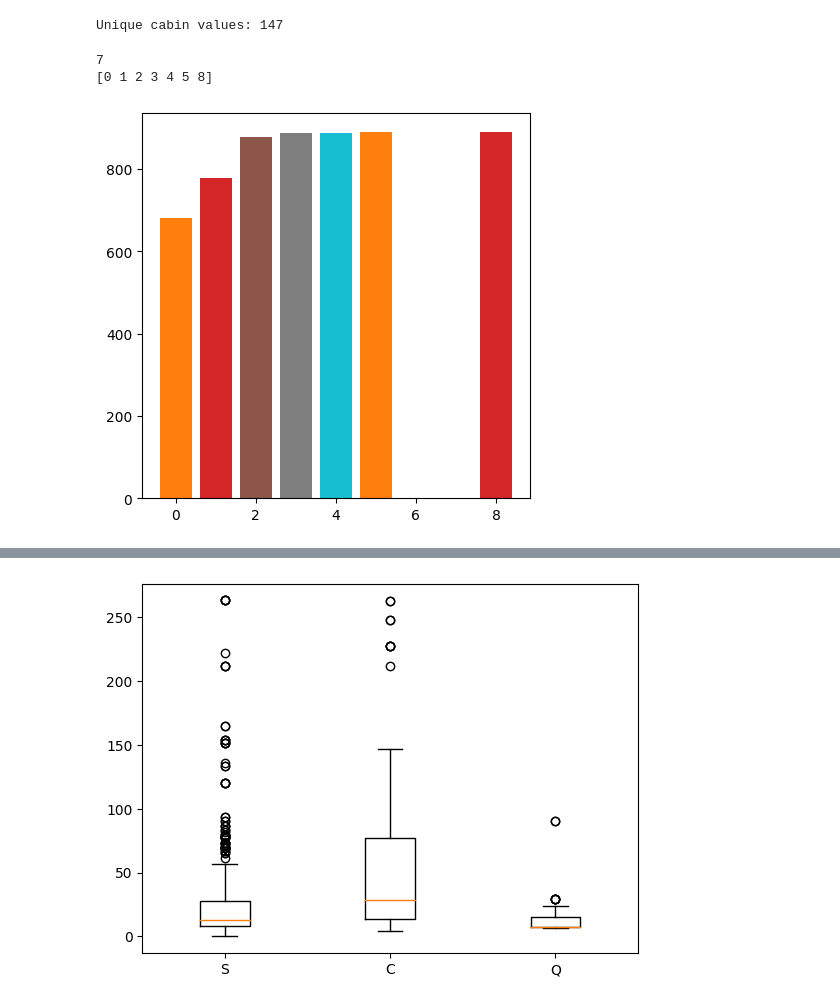
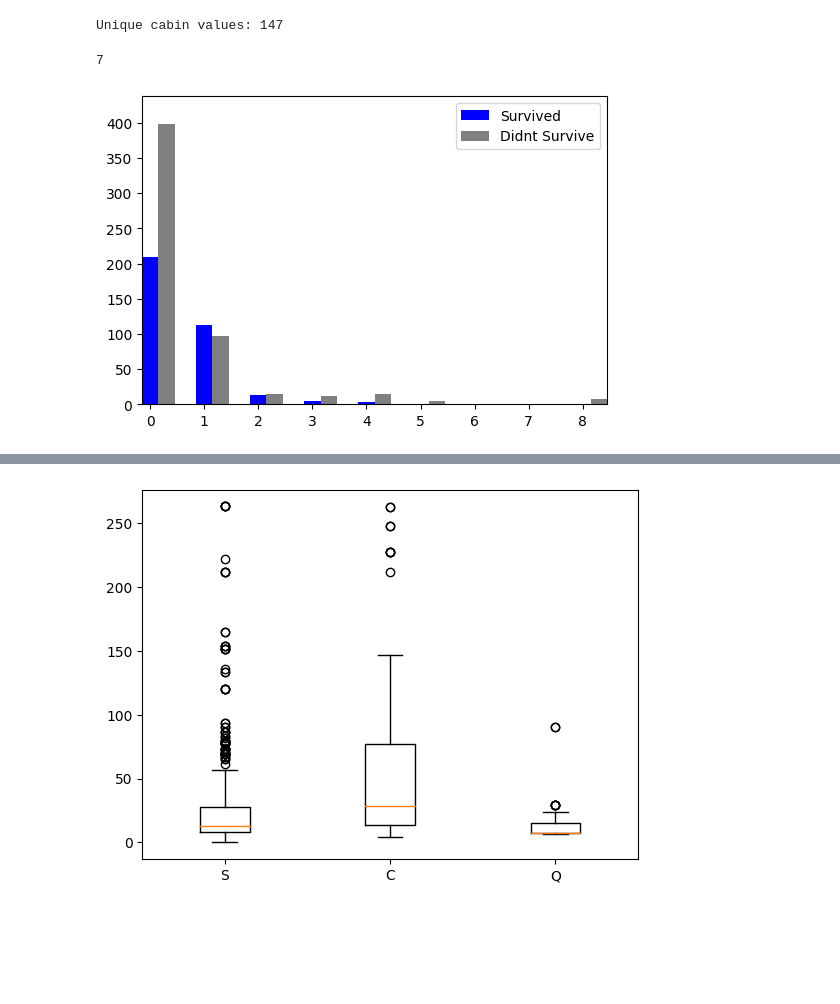
Before and after one commit to MaxymWojnowskyj/Titanic-ML-Comp, a Jupyter notebook: Titanic_NoteBook.ipynb, the cells around one changed output, grey strips where cells are left out. Saved outputs shown, nothing was run; the diff lists cells and outputs as text; code cells hidden in the pictures; blank space fills up the shorter version.

Commit message:
sibsp and parch graphs

```diff
--- a/Titanic_NoteBook.ipynb
+++ b/Titanic_NoteBook.ipynb
@@ -87,31 +87,34 @@ Unique cabin values: 147
 # %%
 #SibSp - number of siblings/spouses on board
 print(train['SibSp'].nunique())
 # Since there is only  unique values we can display the survived for each value and see how we can bin these values
 # Plotting a bar plot of the count but seperating them into survived and did not survive should give us a visual idea of the total count and the % split of survival
 
-fig, ax = plt.subplots(nrows=1, ncols=1, figsize=(5,5))
+fig, ax = plt.subplots(nrows=1, ncols=1, figsize=(6,4))
 
 bins = train['SibSp'].unique()
 bins.sort()
-print(bins)
+
 #https://towardsdatascience.com/a-beginners-guide-to-kaggle-s-titanic-problem-3193cb56f6ca#:~:text=Embarked%20implies%20where%20the%20traveler,the%20rest%20boarded%20from%20Queenstown.
 #https://medium.com/the-owl/plotting-grouped-bar-chart-in-matplotlib-7700e818344f
 bars = []
+bar_width = 0.3
+surv_labels = {"Survived" : "Survived", "Didnt Survive" : "Didnt Survive"}
 
 for sibsp in bins:
     #ax.bar(x, height, width, bottom, align)
     sibsp_survived = (train[train['SibSp']==sibsp]['Survived']==1).sum()
-    bar_surv = ax.bar(sibsp, sibsp_survived)
-    bar_nosurv = ax.bar(sibsp, len(train['SibSp']==sibsp)-sibsp_survived)
+    sibsp_didnt_survive = (train[train['SibSp']==sibsp]['Survived']==0).sum()
+    bar_surv = ax.bar(sibsp, sibsp_survived, bar_width, label=surv_labels['Survived'], color = "blue")
+    bar_nosurv = ax.bar(sibsp+bar_width, sibsp_didnt_survive, bar_width, label=surv_labels['Didnt Survive'], color="grey")
+    surv_labels['Survived'] = "_nolegend_"
+    surv_labels['Didnt Survive'] = "_nolegend_"
     bars.append(bar_surv)
     bars.append(bar_nosurv)
 
-
+plt.margins(x=0, y=0.1)
+plt.legend(loc='best')
 plt.show()
-
-#for u_sib in train['SibSp'].unique():
 # %% [output]
 7
-[0 1 2 3 4 5 8]
-[figure, old version]
+[figure, new version]
```
Also changed, not shown: parts of 1 cell of this notebook.
